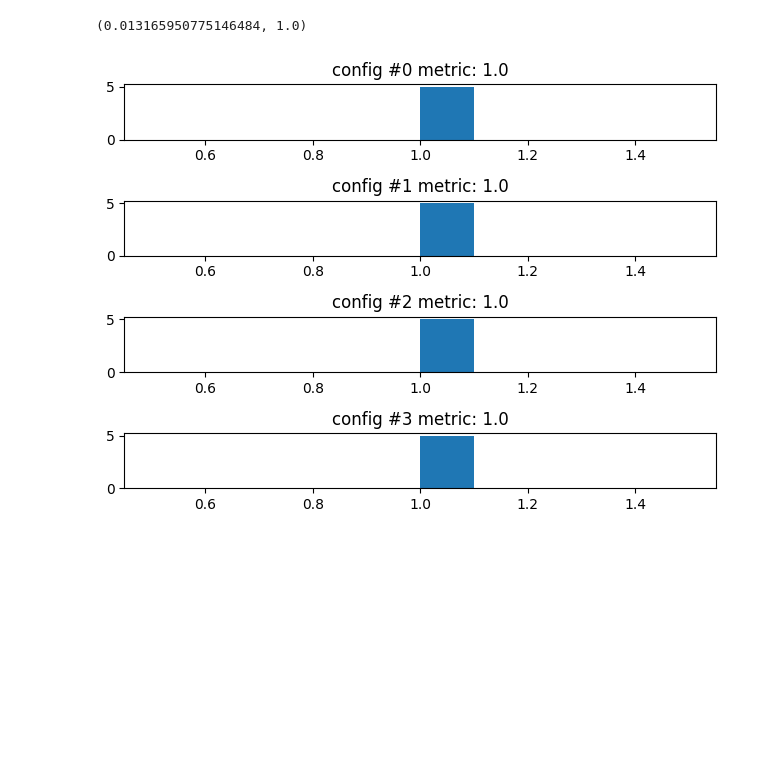
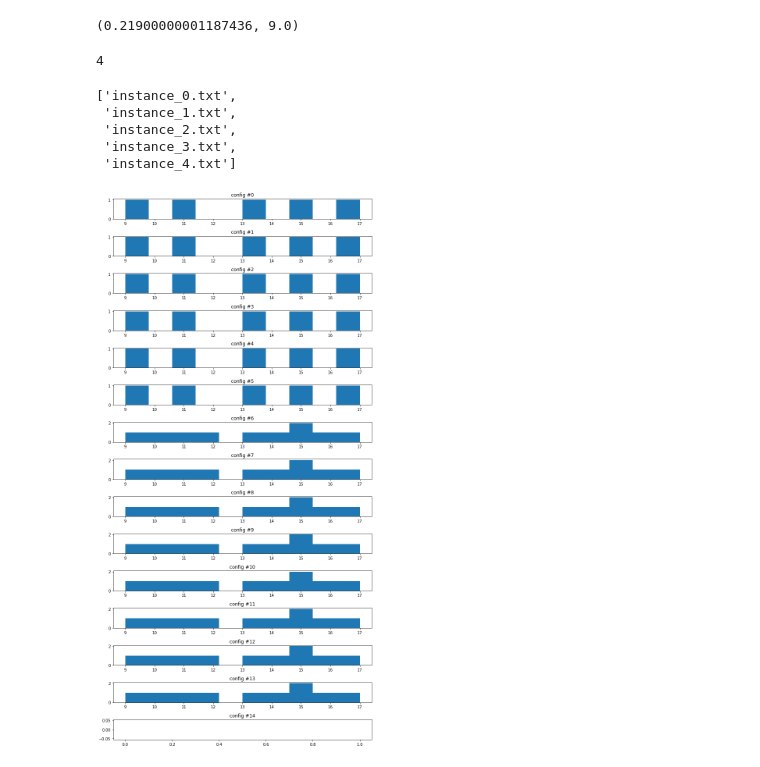
Before and after one commit to renzo-b/exam-timetabling-smac, a Jupyter notebook: process_results.ipynb, the cells around one changed output. Cells and saved outputs as stored; diff of their text form; code cells hidden in the pictures; blank space fills up the shorter version.

```diff
--- a/process_results.ipynb
+++ b/process_results.ipynb
@@ -3,7 +3,7 @@ import os
 import matplotlib.pyplot as plt
 import numpy as np
 # %%
-mypath = 'analysis'
+mypath = r'C:\Users\William Hazen\Documents\GitHub\exam-timetabling-smac\cplex_results\analysis_20215'
 f = []
 for (dirpath, dirnames, filenames) in os.walk(mypath):
     break
@@ -47,20 +58,46 @@ def retrieve_instance_result(config_num, instance_num):
 
     return rt, obj
 # %%
-retrieve_instance_result(0, 1)
+retrieve_instance_result(0, 0)
 # %% [output]
-(0.013165950775146484, 1.0)
+(0.21900000001187436, 9.0)
+# %%
+number_instances_per_config = len(os.listdir(mypath + '/' + dirnames[0])) - 7
+number_instances_per_config
+# %% [output]
+4
+# %%
+find_inst = os.listdir(mypath + '/' + dirnames[0])
+
+instance_num_list = []
+
+for name in find_inst:
+    if name[0] == 'i':
+        instance_num_list.append(name)
+instance_num_list
+# %% [output]
+['instance_0.txt',
+ 'instance_1.txt',
+ 'instance_2.txt',
+ 'instance_3.txt',
+ 'instance_4.txt']
 # %%
 def get_metric_over_all_instances(config_num, metric):
     """
     Gets the runtime or obj for a given configuration number
     """
     number_of_configurations = len(dirnames)
-    number_instances_per_config = len(os.listdir(mypath + '/' + dirnames[config_num])) - 1
+    find_inst = os.listdir(mypath + '/' + dirnames[config_num])
+
+    instance_num_list = []
+
+    for name in find_inst:
+        if name[0] == 'i':
+            instance_num_list.append(name)
 
     metric_vals = []
 
-    for instance_num in range(number_instances_per_config):
+    for instance_num in range(len(instance_num_list)):
         rt, obj = retrieve_instance_result(config_num, instance_num)
 
         if metric == 'runtime':
@@ -71,14 +108,16 @@ def get_metric_over_all_instances(config_num, metric):
 
     return metric_vals
 # %%
-fig, ax = plt.subplots(number_of_configurations, 1)
+fig, ax = plt.subplots(number_of_configurations, 1, figsize=(10,20))
 metric = 'obj'
 
+
 for config_num in range(number_of_configurations):
-    metric_vals = get_metric_over_all_instances(config_num=0, metric=metric)
+    metric_vals = get_metric_over_all_instances(config_num=config_num, metric=metric)
+    #print(metric_vals)
     ax[config_num].hist(metric_vals)
-    ax[config_num].set_title(f'config #{config_num} metric: {obj}')
+    ax[config_num].set_title(f'config #{config_num}')
 
 fig.tight_layout()
 # %% [output]
-[figure, old version]
+[figure, new version]
```
Also changed, not shown: parts of 2 cells of this notebook.
